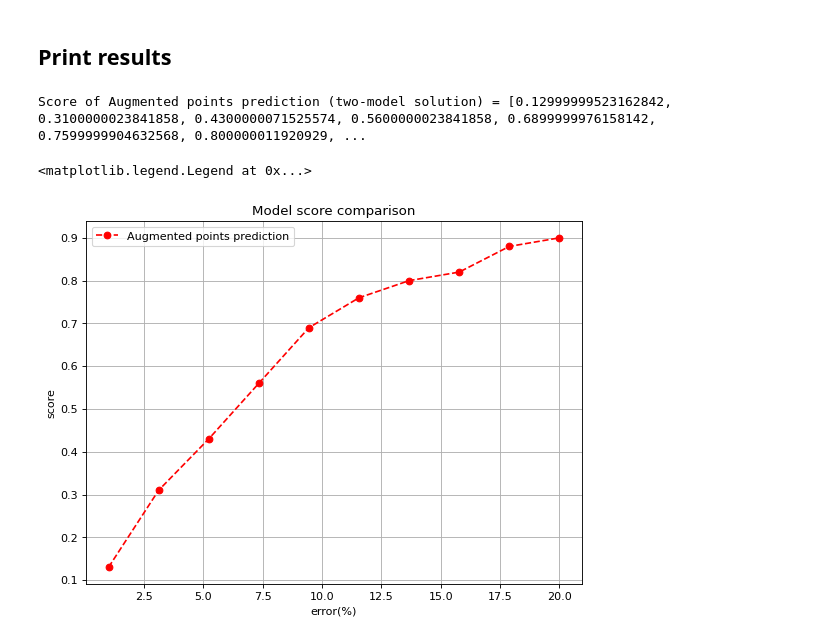
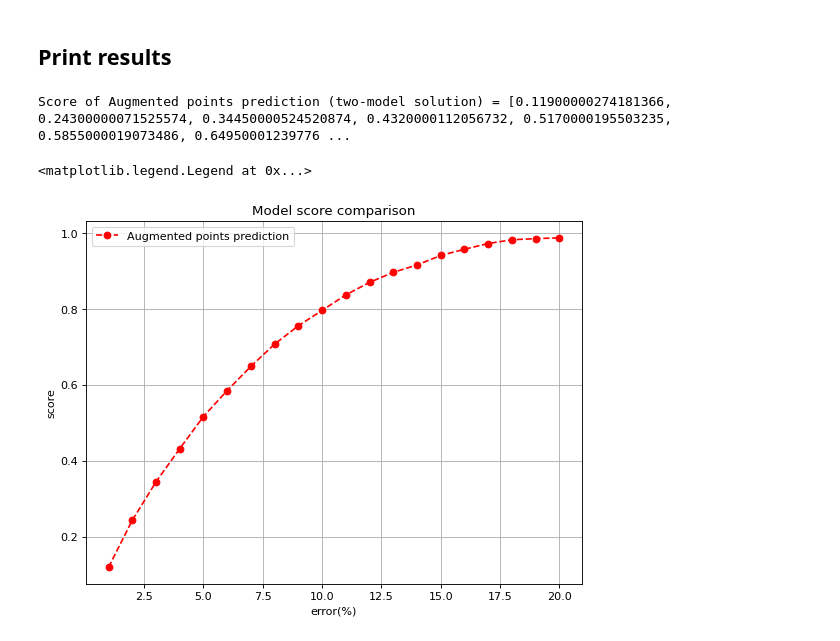
Before and after one commit to ShaoKAi100812/Pendant_Drop_Tensiometry_Prediction, a Jupyter notebook: main_augmentation.ipynb, the cells around one changed output. Saved outputs shown, nothing was run; the diff lists cells and outputs as text; code cells hidden in the pictures.

```diff
--- a/main_augmentation.ipynb
+++ b/main_augmentation.ipynb
@@ -768,8 +769,8 @@ for i in range(len(test_x_test)):
         y_test = torch.cat([y_test, test_y_test[i]], dim=0)
 
 # cropping bc not enough memory
-x = x_test[0:100, :, :, :]
-y = y_test[0:100, :]
+x = x_test[0:2000, :, :, :]
+y = y_test[0:2000, :]
 
 # make prediction
 test1 = model_picture_trained(x)
@@ -791,0 +782,15 @@ tensor([[ 7.1262e-01,  5.5597e-01, -5.1170e-01,  ...,  1.3914e-03,
+# %%
+#Number of interpolation points to use for PhysicsNet and plotting
+Num_points = 80
+
+# Load YC matrix for point values and s data for interpolation
+data_s = pd.read_csv("Data_uniform/s.csv", header= None)
+
+s = data_s.values
+s = s.reshape(1,len(s))
+
+# Interpolate to 160 points using a linear vector for s
+ss = np.linspace(s[0][0],s[0][-1],Num_points)
+
+data_YC = pd.read_csv("Data_uniform/YC.csv", header= None)
+YC = torch.Tensor(data_YC.values)
@@ -791,0 +799,12 @@ tensor([[ 7.1262e-01,  5.5597e-01, -5.1170e-01,  ...,  1.3914e-03,
+# %%
+# transfer coef to 160 edge points for training
+x_1 = []
+x_2 = []
+for i in range(len(test1)):
+    x_1_temp = torch.matmul(YC, test1[i, 0:11])
+    x_2_temp = torch.matmul(YC, test1[i, 11:22])
+    x_1.append(np.polyval(np.polyfit(s[0], x_1_temp.detach().numpy(), 15), ss))
+    x_2.append(np.polyval(np.polyfit(s[0], x_2_temp.detach().numpy(), 15), ss))
+test2 = torch.tensor(np.append(x_1, x_2, axis=1), dtype=torch.float32)
+
+print(test2.shape)
@@ -797,8 +818,8 @@ PATH_CAL = os.path.join(os.getcwd(), "model_cal_augmentation.pt")
 model_physics_trained = torch.load(PATH_CAL, map_location='cpu')
 
 # make prediction
-test2 = model_physics_trained(test1)
-print(test2.shape)
-print(test2[1:10])
+test3 = model_physics_trained(test2)
+print(test3.shape)
+print(test3[1:10])
 print(y[1:10])
 # %% [output]
@@ -825,26 +846,26 @@ tensor([[80.2000, 23.4156],
 ## Print results
 # %%
 # set error margin to count as accurate
-error_list = torch.linspace(0.01, 0.20, steps=10)
+error_list = torch.linspace(0.01, 0.20, steps=20)
 
 def score_cal(x, y, error):
     diff = ~abs((x-y)/y).gt(error)
     count = diff[:, 0]
     return count.sum()/len(count)
 
 score_list_test = []
 for i in range(len(error_list)):
-    score_list_test.append(score_cal(test2, y, error_list[i]).item())
+    score_list_test.append(score_cal(test3, y, error_list[i]).item())
 
 print("Score of Augmented points prediction (two-model solution) =", score_list_test)
 plt.figure(figsize=(8, 6), dpi=80)
 plt.plot(error_list*100 , score_list_test, 'or--', label='Augmented points prediction')
 plt.xlabel('error(%)')
 plt.ylabel('score')
 plt.title('Model score comparison')
 plt.grid()
 plt.legend()
 # %% [output]
-Score of Augmented points prediction (two-model solution) = [0.12999999523162842, 0.3100000023841858, 0.4300000071525574, 0.5600000023841858, 0.6899999976158142, 0.7599999904632568, 0.800000011920929, ...
+Score of Augmented points prediction (two-model solution) = [0.11900000274181366, 0.24300000071525574, 0.34450000524520874, 0.4320000112056732, 0.5170000195503235, 0.5855000019073486, 0.64950001239776 ...
 <matplotlib.legend.Legend at 0x...>
-[figure, old version]
+[figure, new version]
```
Also changed, not shown: parts of 18 cells of this notebook.
